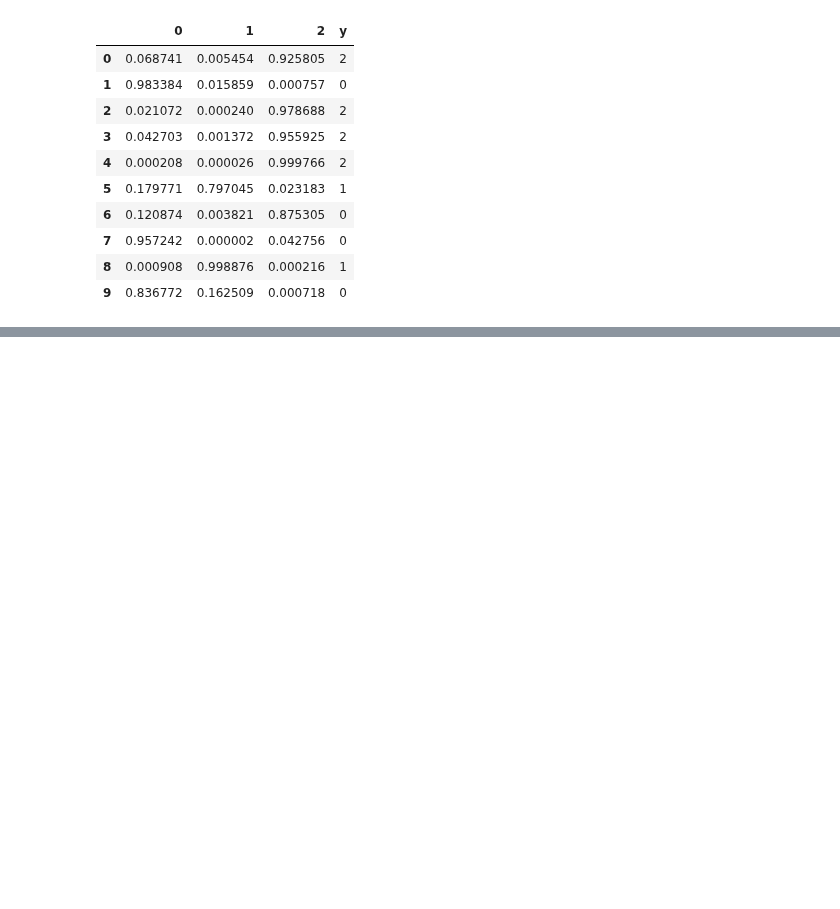
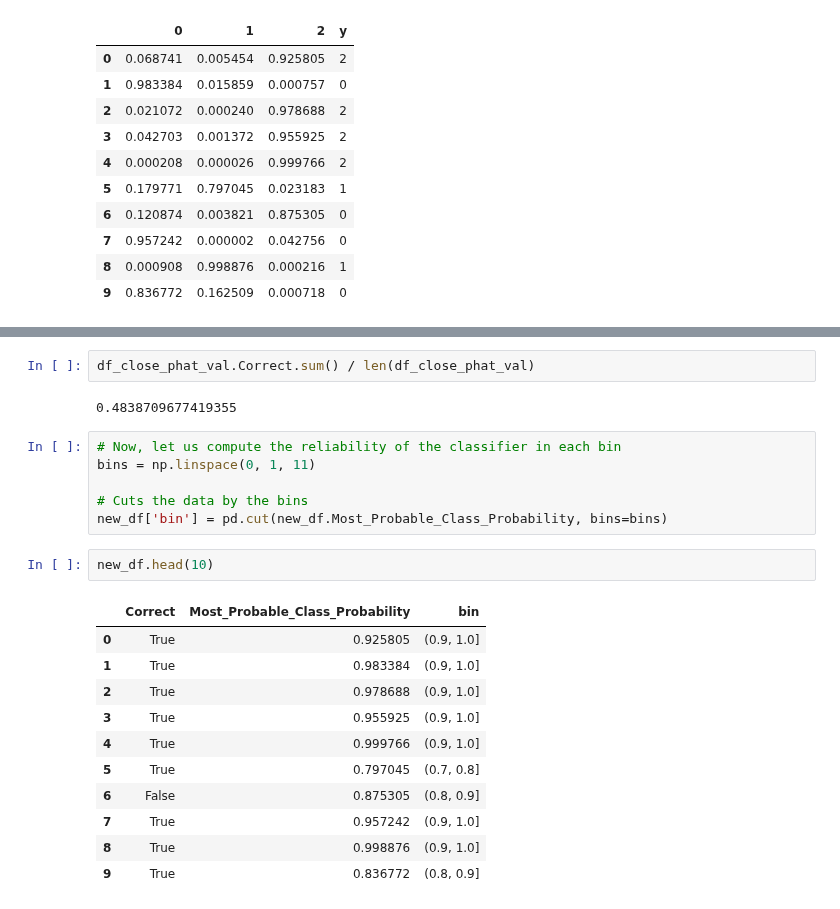
Before and after one commit to nipunbatra/pml-teaching, a Jupyter notebook: notebooks/reliability.ipynb, the cells around one changed output, grey strips where cells are left out. Cells and saved outputs as stored; diff of their text form; blank space fills up the shorter version.

```diff
--- a/notebooks/reliability.ipynb
+++ b/notebooks/reliability.ipynb
@@ -378,0 +410,24 @@ preds.head()
+# %%
+df_close_phat_val.Correct.sum() / len(df_close_phat_val)
+# %% [output]
+0.4838709677419355
+# %%
+# Now, let us compute the reliability of the classifier in each bin
+bins = np.linspace(0, 1, 11)
+
+# Cuts the data by the bins
+new_df['bin'] = pd.cut(new_df.Most_Probable_Class_Probability, bins=bins)
+# %%
+new_df.head(10)
+# %% [output]
+|  | Correct | Most_Probable_Class_Probability | bin |
+| 0 | True | 0.925805 | (0.9, 1.0] |
+| 1 | True | 0.983384 | (0.9, 1.0] |
+| 2 | True | 0.978688 | (0.9, 1.0] |
+| 3 | True | 0.955925 | (0.9, 1.0] |
+| 4 | True | 0.999766 | (0.9, 1.0] |
+| 5 | True | 0.797045 | (0.7, 0.8] |
+| 6 | False | 0.875305 | (0.8, 0.9] |
+| 7 | True | 0.957242 | (0.9, 1.0] |
+| 8 | True | 0.998876 | (0.9, 1.0] |
+| 9 | True | 0.836772 | (0.8, 0.9] |
```
Also changed, not shown: parts of 11 cells of this notebook.
